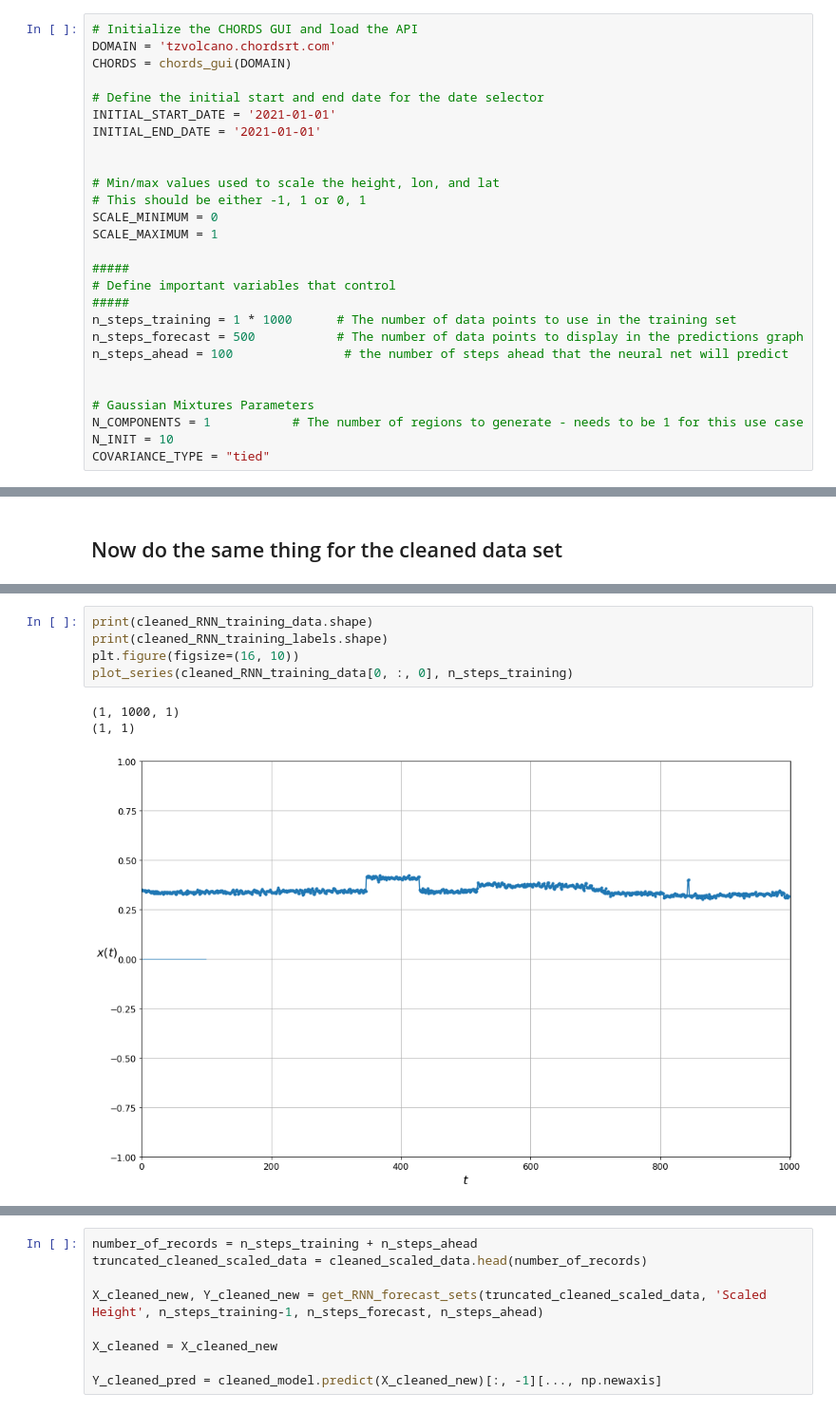
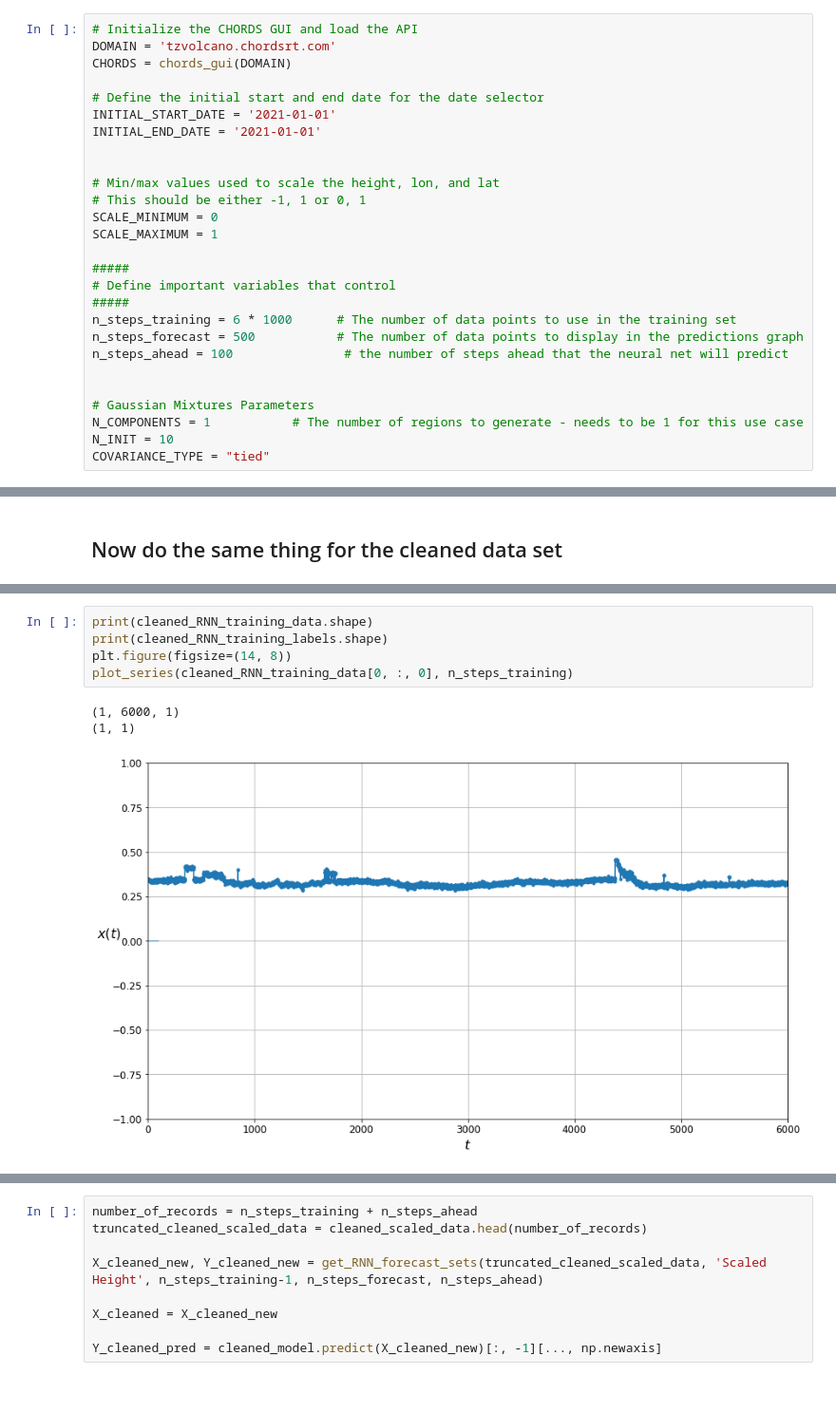
Before and after one commit to mdye/TZVOLCANO_machine_learning, a Jupyter notebook: MD_01_TZVOLCANO_Gaussian_Mixtures_Anomaly_Detection.ipynb, the cells around one changed output, grey strips where cells are left out. Shown at 95% size. Saved outputs shown, nothing was run; the diff lists cells and outputs as text.

```diff
--- a/MD_01_TZVOLCANO_Gaussian_Mixtures_Anomaly_Detection.ipynb
+++ b/MD_01_TZVOLCANO_Gaussian_Mixtures_Anomaly_Detection.ipynb
@@ -231,7 +231,7 @@ SCALE_MAXIMUM = 1
 #####
 # Define important variables that control
 #####
-n_steps_training = 1 * 1000      # The number of data points to use in the training set
+n_steps_training = 6 * 1000      # The number of data points to use in the training set
 n_steps_forecast = 500           # The number of data points to display in the predictions graph
 n_steps_ahead = 100               # the number of steps ahead that the neural net will predict
 
@@ -590,10 +590,10 @@ Epoch 20/20
 # %%
 print(cleaned_RNN_training_data.shape)
 print(cleaned_RNN_training_labels.shape)
-plt.figure(figsize=(16, 10))
+plt.figure(figsize=(14, 8))
 plot_series(cleaned_RNN_training_data[0, :, 0], n_steps_training)
 # %% [output]
-(1, 1000, 1)
+(1, 6000, 1)
 (1, 1)
-[figure, old version]
+[figure, new version]
 # %% [markdown]
```
Also changed, not shown: parts of 12 cells of this notebook.
